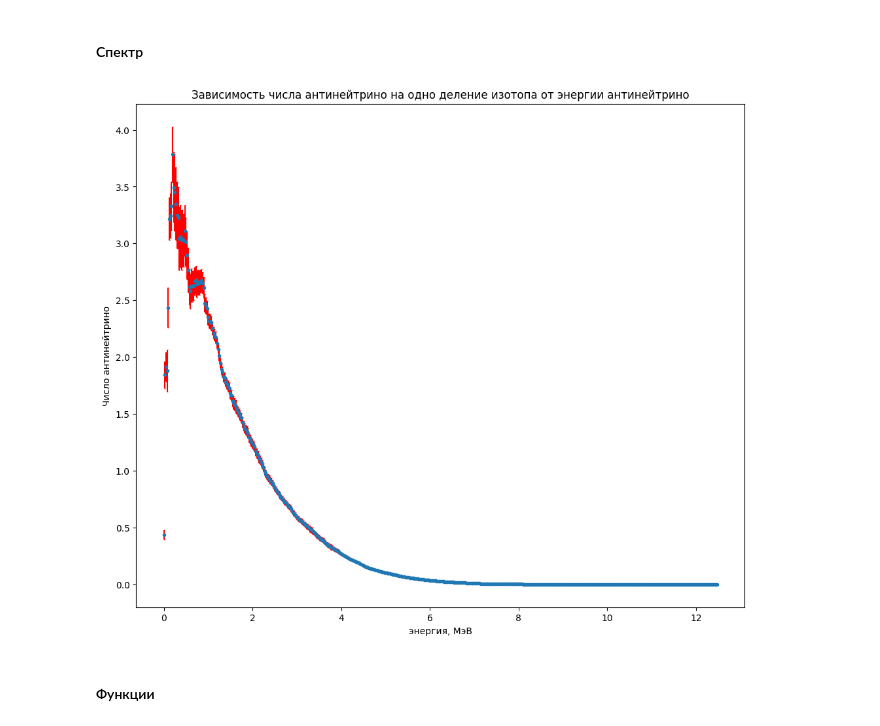
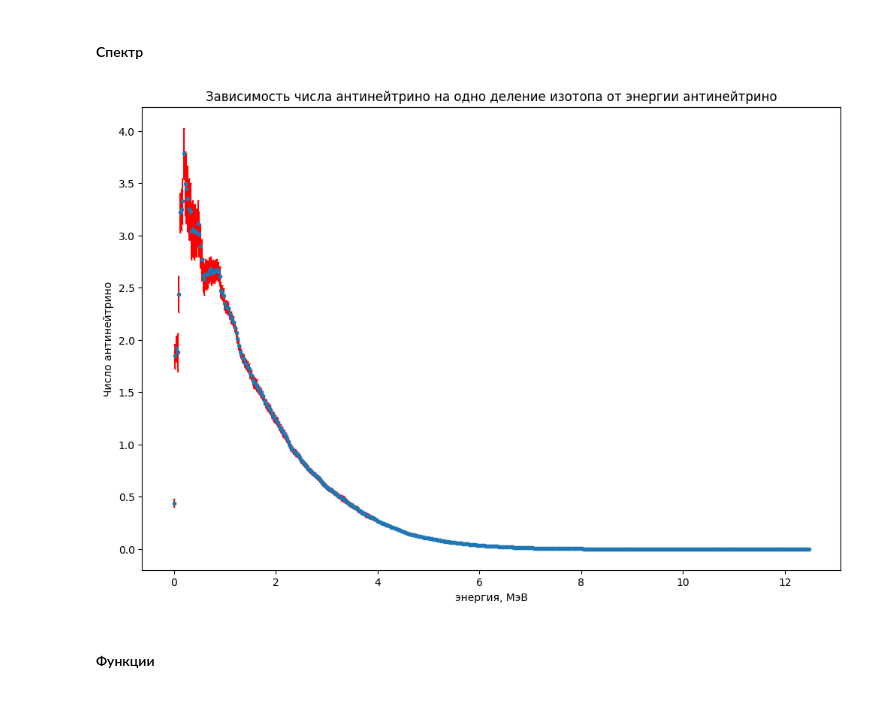
Before and after one commit to victorsemipalatin/course_work, a Jupyter notebook: project.ipynb, the cells around one changed output. Cells and saved outputs as stored; diff of their text form; code cells hidden in the pictures.

```diff
--- a/project.ipynb
+++ b/project.ipynb
@@ -10,17 +25,17 @@ import plotly.graph_objects as go
 # %%
 file = uproot.open("BESTIOLE_amp_Fallot_Spectra.root")
 key = "235-Best;1"
 x = file[key].axis().edges()[:-1]
 y = file[key].values()
 err = file[key].errors()
-plt.figure(figsize=(12, 10))
+plt.figure(figsize=(12, 8))
 plt.errorbar(x, y, err, ecolor="r", fmt='.', capsize=1)
 plt.title("Зависимость числа антинейтрино на одно деление изотопа от энергии антинейтрино")
 plt.xlabel("энергия, МэВ")
 plt.ylabel("Число антинейтрино")
 plt.show()
 # %% [output]
-[figure, old version]
+[figure, new version]
 # %% [markdown]
 #### Функции
 # %%
```
Also changed, not shown: parts of 6 cells of this notebook.
